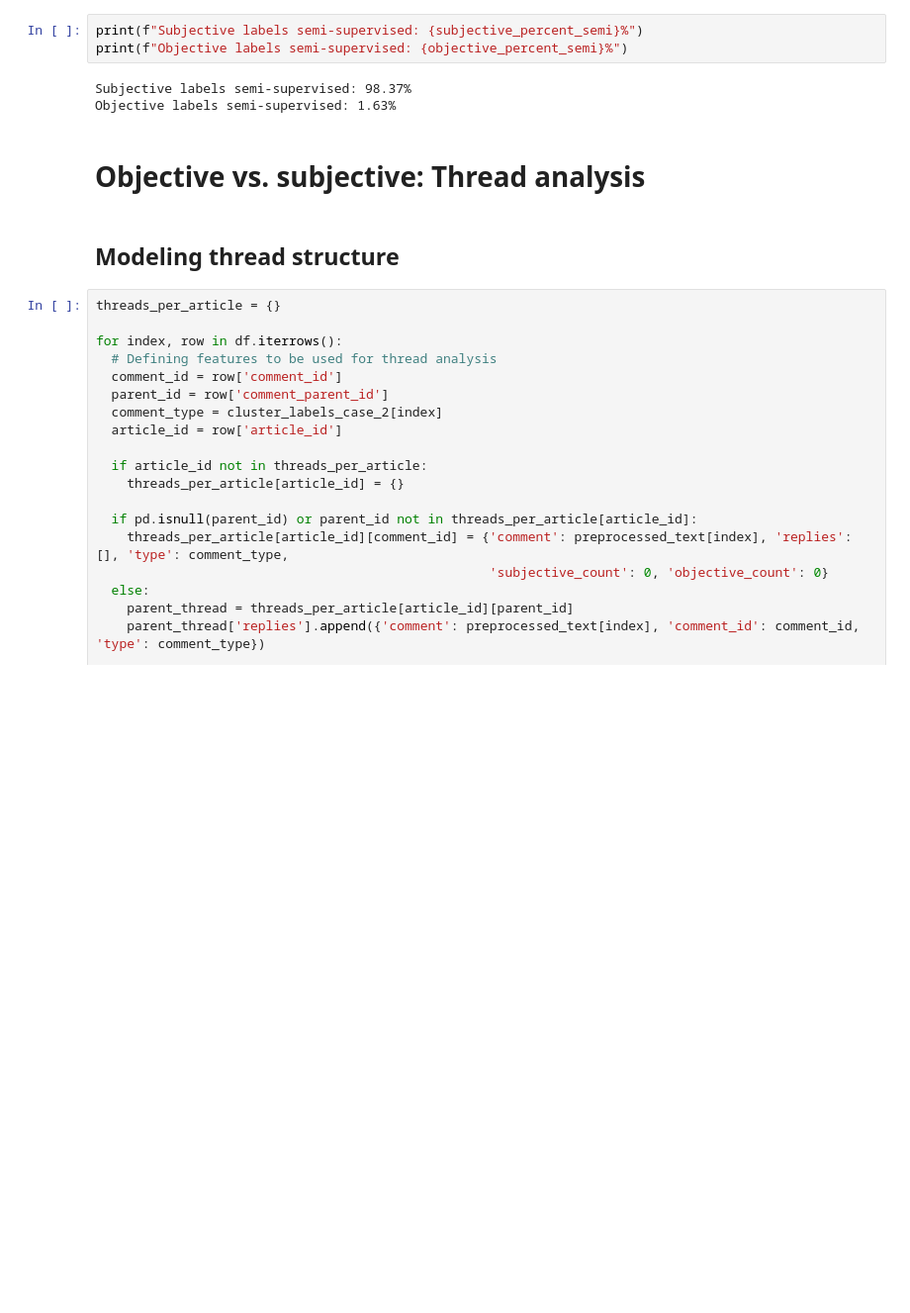
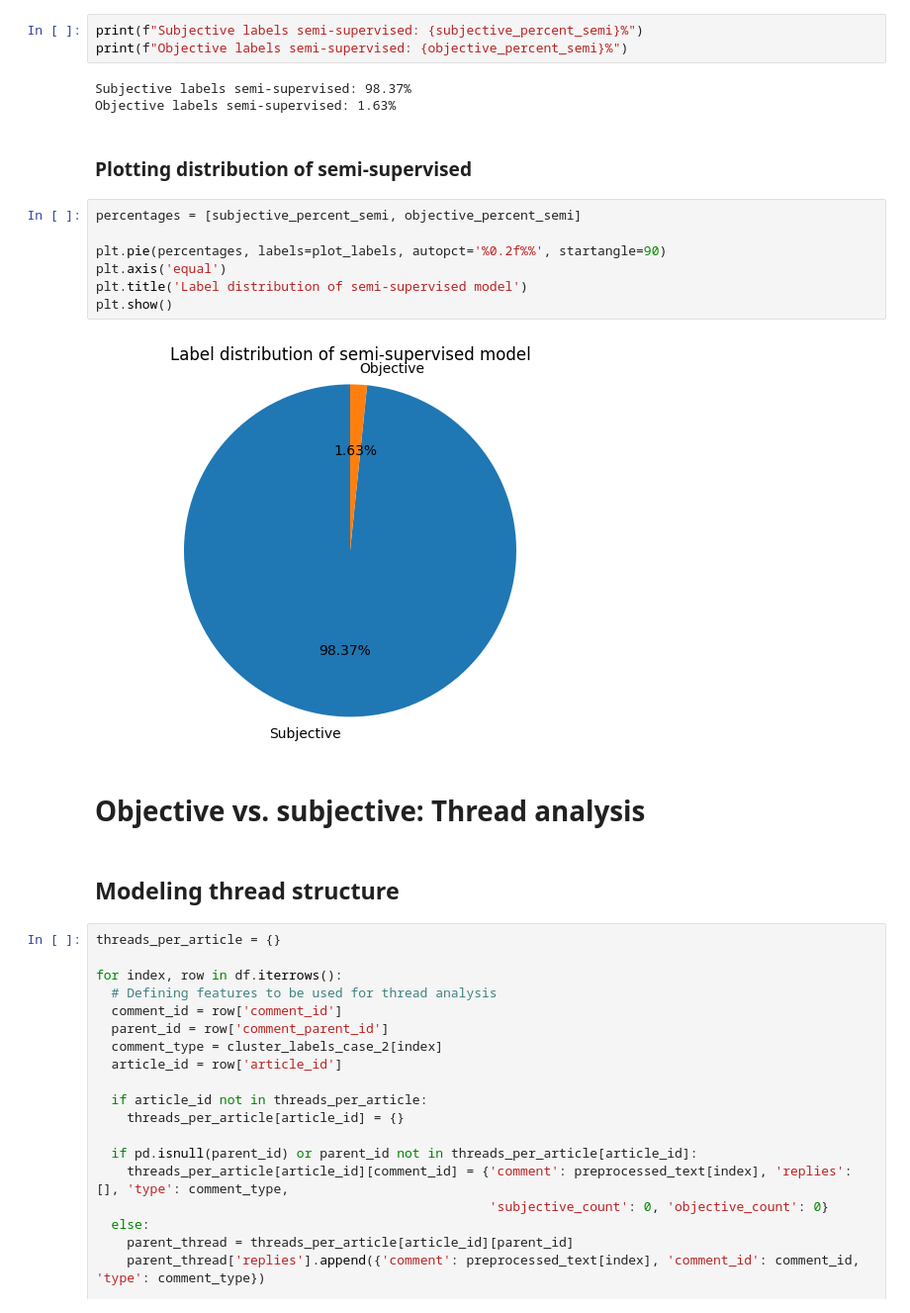
Before and after one commit to ToyeshC/BSc-Thesis, a Jupyter notebook: thesis.ipynb, the cells around one changed output. Shown at 99% size. Cells and saved outputs as stored; diff of their text form; blank space fills up the shorter version.

```diff
--- a/thesis.ipynb
+++ b/thesis.ipynb
@@ -344,6 +393,17 @@ print(f"Objective labels semi-supervised: {objective_percent_semi}%")
 # %% [output]
 Subjective labels semi-supervised: 98.37%
 Objective labels semi-supervised: 1.63%
+# %% [markdown]
+### Plotting distribution of semi-supervised
+# %%
+percentages = [subjective_percent_semi, objective_percent_semi]
+
+plt.pie(percentages, labels=plot_labels, autopct='%0.2f%%', startangle=90)
+plt.axis('equal')
+plt.title('Label distribution of semi-supervised model')
+plt.show()
+# %% [output]
+[figure, added]
 # %% [markdown]
 # Objective vs. subjective: Thread analysis
 # %% [markdown]
```
Also changed, not shown: parts of 24 cells of this notebook.
